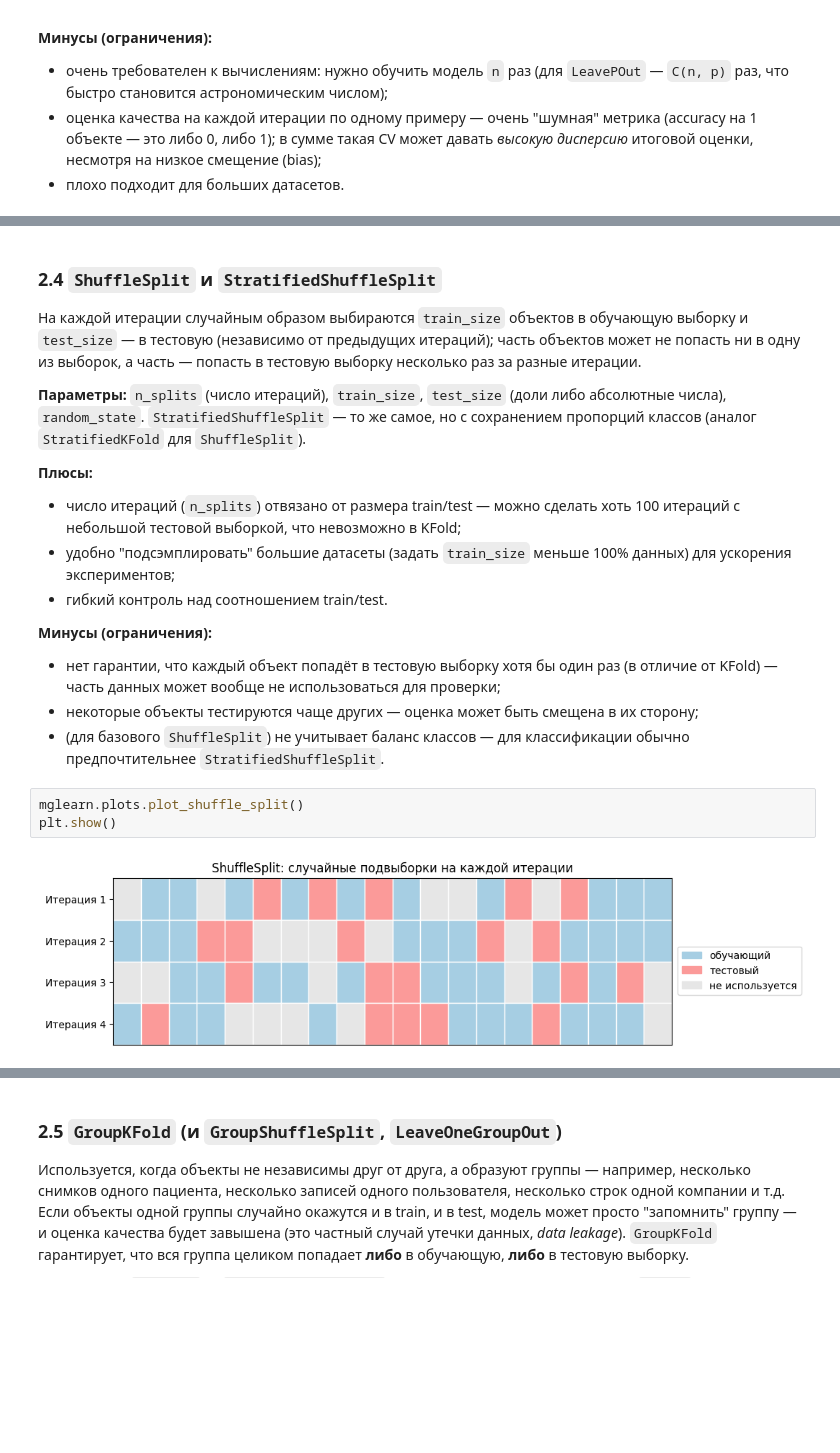
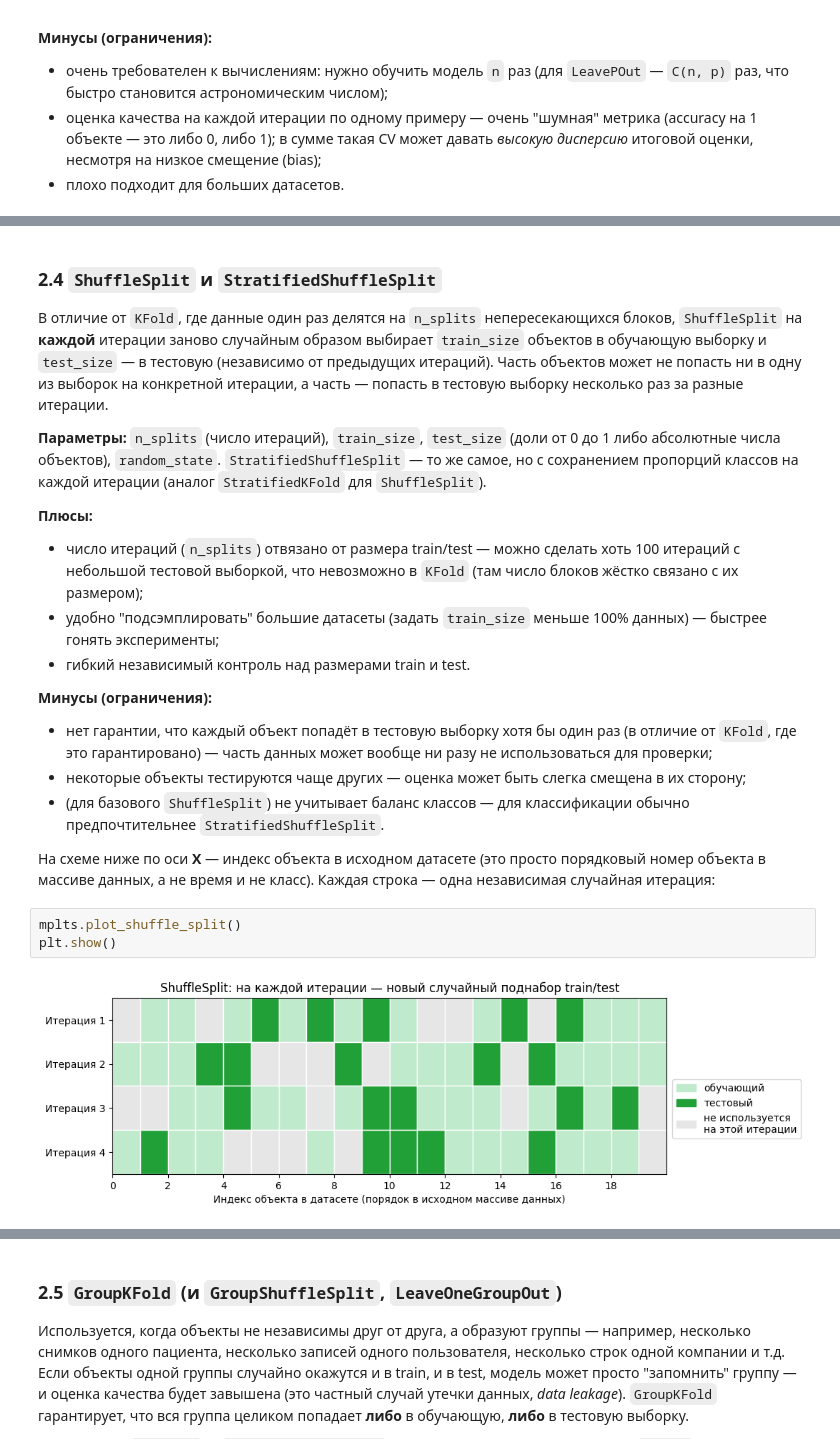
Before and after one commit to perets-dev/learn_course, a Jupyter notebook: week_8/01_cross_validation.ipynb, the cells around one changed output, grey strips where cells are left out. Drawn from its saved outputs; the diff is of its cells as text; blank space fills up the shorter version.

```diff
--- a/week_8/01_cross_validation.ipynb
+++ b/week_8/01_cross_validation.ipynb
@@ -479,36 +340,42 @@ print("Пример значений (первые 10):", scores_loo[:10])
 # %% [markdown]
 ### 2.4 `ShuffleSplit` и `StratifiedShuffleSplit`
 
-На каждой итерации случайным образом выбираются `train_size` объектов
-в обучающую выборку и `test_size` — в тестовую (независимо от
-предыдущих итераций); часть объектов может не попасть ни в одну из
-выборок, а часть — попасть в тестовую выборку несколько раз за разные
+В отличие от `KFold`, где данные один раз делятся на `n_splits`
+непересекающихся блоков, `ShuffleSplit` на **каждой** итерации заново
+случайным образом выбирает `train_size` объектов в обучающую выборку и
+`test_size` — в тестовую (независимо от предыдущих итераций). Часть
+объектов может не попасть ни в одну из выборок на конкретной
+итерации, а часть — попасть в тестовую выборку несколько раз за разные
 итерации.
 
 **Параметры:** `n_splits` (число итераций), `train_size`, `test_size`
-(доли либо абсолютные числа), `random_state`.
+(доли от 0 до 1 либо абсолютные числа объектов), `random_state`.
 `StratifiedShuffleSplit` — то же самое, но с сохранением пропорций
-классов (аналог `StratifiedKFold` для `ShuffleSplit`).
+классов на каждой итерации (аналог `StratifiedKFold` для `ShuffleSplit`).
 
 **Плюсы:**
 * число итераций (`n_splits`) отвязано от размера train/test — можно
   сделать хоть 100 итераций с небольшой тестовой выборкой, что
-  невозможно в KFold;
+  невозможно в `KFold` (там число блоков жёстко связано с их размером);
 * удобно "подсэмплировать" большие датасеты (задать `train_size`
-  меньше 100% данных) для ускорения экспериментов;
-* гибкий контроль над соотношением train/test.
+  меньше 100% данных) — быстрее гонять эксперименты;
+* гибкий независимый контроль над размерами train и test.
 
 **Минусы (ограничения):**
 * нет гарантии, что каждый объект попадёт в тестовую выборку хотя бы
-  один раз (в отличие от KFold) — часть данных может вообще не
-  использоваться для проверки;
-* некоторые объекты тестируются чаще других — оценка может быть
+  один раз (в отличие от `KFold`, где это гарантировано) — часть
+  данных может вообще ни разу не использоваться для проверки;
+* некоторые объекты тестируются чаще других — оценка может быть слегка
   смещена в их сторону;
 * (для базового `ShuffleSplit`) не учитывает баланс классов — для
   классификации обычно предпочтительнее `StratifiedShuffleSplit`.
+
+На схеме ниже по оси **X** — индекс объекта в исходном датасете (это
+просто порядковый номер объекта в массиве данных, а не время и не
+класс). Каждая строка — одна независимая случайная итерация:
 # %%
-mglearn.plots.plot_shuffle_split()
+mplts.plot_shuffle_split()
 plt.show()
 # %% [output]
-[figure, old version]
+[figure, new version]
 # %%
```
Also changed, not shown: parts of 53 cells of this notebook, 7 other files.
